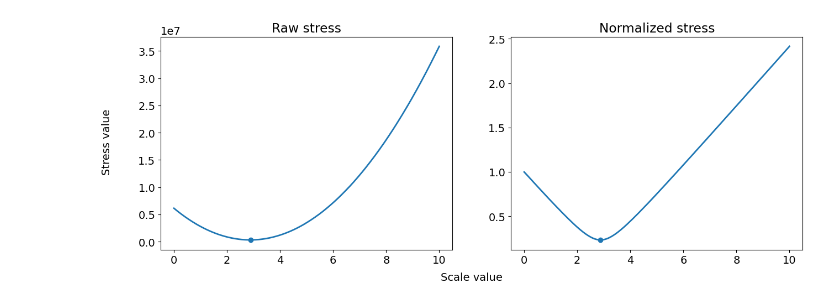
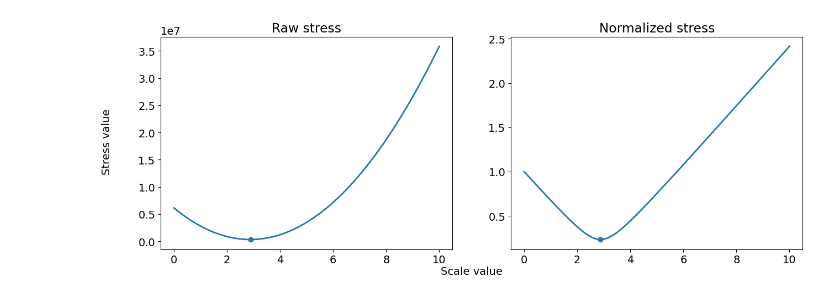
Before and after one commit to KiranSmelser/DR-metrics-and-scale, a Jupyter notebook: viz.ipynb, the cells around one changed output. Drawn from its saved outputs; the diff is of its cells as text; code cells hidden in the pictures.

Commit message:
Made small modification to Figure 2

```diff
--- a/viz.ipynb
+++ b/viz.ipynb
@@ -31,35 +31,35 @@ scale_opt, alpha_opt = M.compute_scale_normalized_stress(return_alpha=True)
 
 rrange = np.linspace(0, 10, 1000)
 
 norm_stress_scores = list()
 raw_stress_scores = list()
 
 # Compute normalized and raw stress for a range of scaling factors
 for alpha in rrange:
     M.setY(alpha * Y)
     norm_stress_scores.append(M.compute_normalized_stress())
     raw_stress_scores.append(M.compute_raw_stress())
 
 fig, axs = plt.subplots(1, 2, figsize=(15, 5), sharex=True)
 
 # Plot raw stress scores
 axs[0].plot(rrange, raw_stress_scores, linewidth=2)
 axs[0].scatter(rrange[np.argmin(raw_stress_scores)],
                min(raw_stress_scores))
 axs[0].set_title("Raw stress")
 
 # Plot normalized stress scores
 axs[1].plot(rrange, norm_stress_scores, linewidth=2)
 axs[1].scatter(alpha_opt, scale_opt)
 axs[1].set_title("Normalized stress")
 
-fig.text(0.5, 0.01, "Scale value", ha="center", va="center")
+fig.text(0.5, 0.03, "Scale value", ha="center", va="center")
 fig.text(0.06, 0.5, "Stress value", ha="center",
          va="center", rotation="vertical")
 
 plt.savefig("./figs/figure_2.pdf", format="pdf")
 # %% [output]
-[figure, old version]
+[figure, new version]
 # %%
 warnings.filterwarnings("ignore")
 
```
Also changed, not shown: 1 other file.
